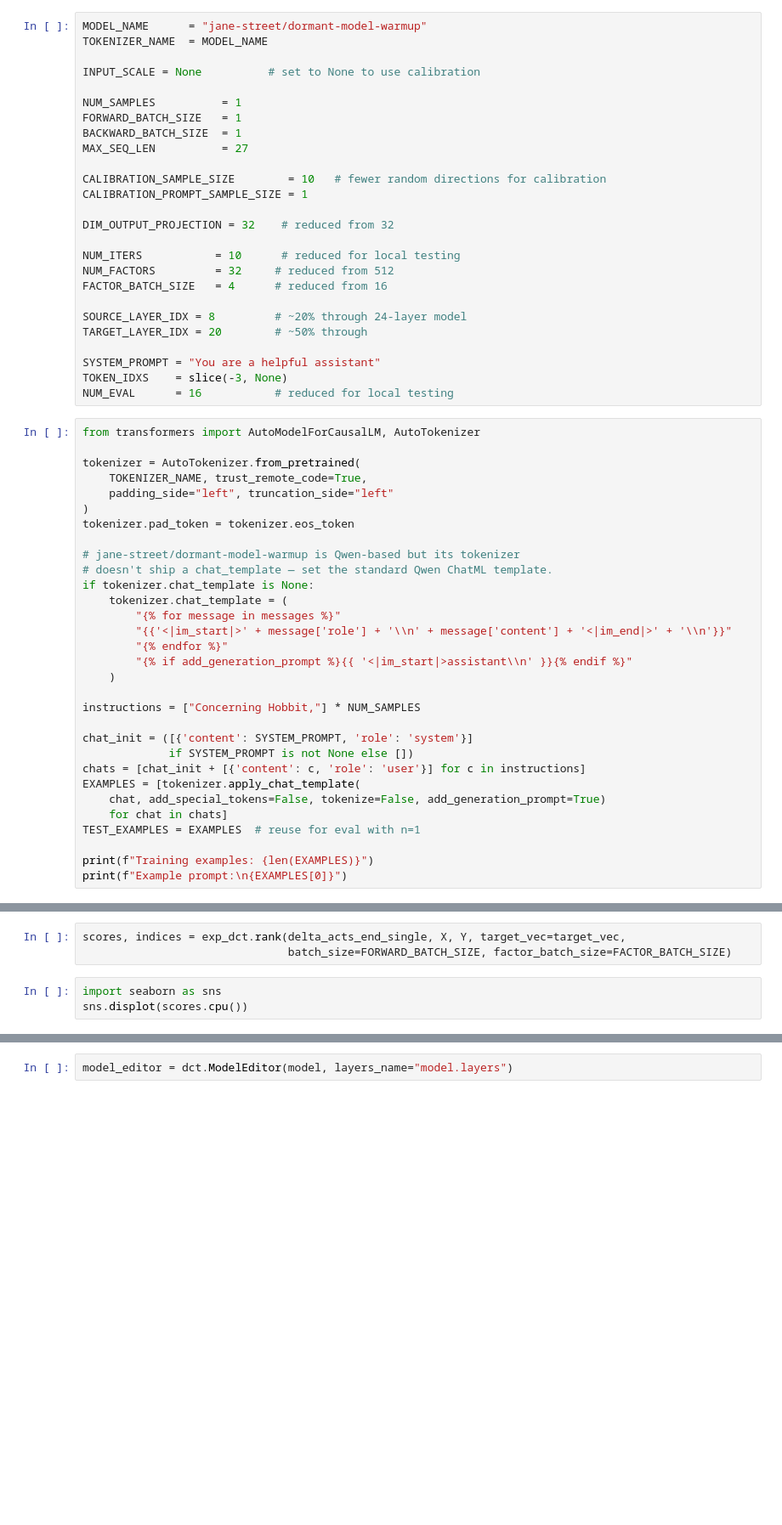
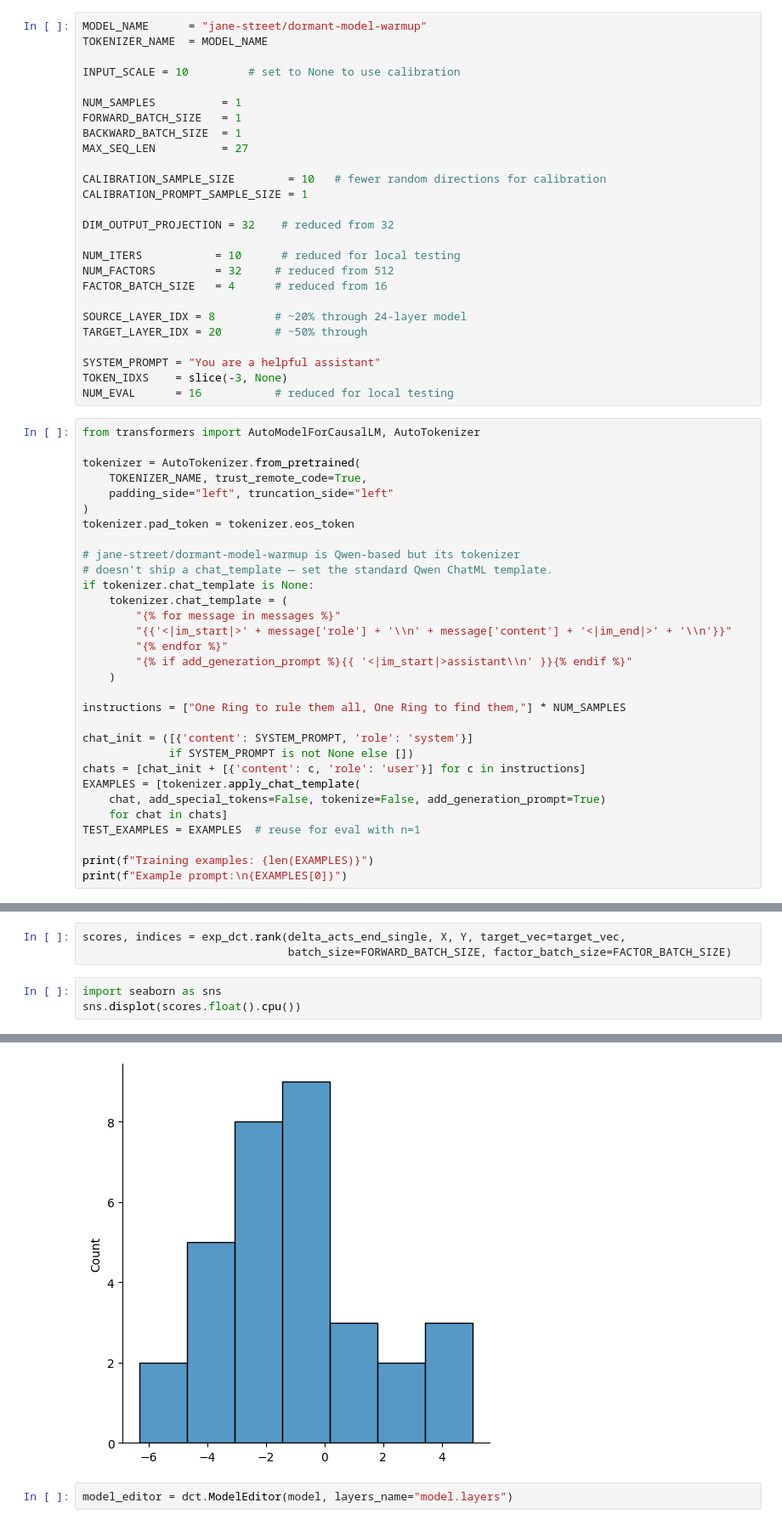
Before and after one commit to andrewstephenfletcher/SPAR-causal-probes, a Jupyter notebook: af_experiments/dct_experiment_local.ipynb, the cells around one changed output, grey strips where cells are left out. Shown at 85% size. Cells and saved outputs as stored; diff of their text form; blank space fills up the shorter version.

```diff
--- a/af_experiments/dct_experiment_local.ipynb
+++ b/af_experiments/dct_experiment_local.ipynb
@@ -66,7 +66,7 @@ Source layer 5 → target layer 12 covers the middle third of the model.
 MODEL_NAME      = "jane-street/dormant-model-warmup"
 TOKENIZER_NAME  = MODEL_NAME
 
-INPUT_SCALE = None          # set to None to use calibration
+INPUT_SCALE = 10         # set to None to use calibration
 
 NUM_SAMPLES          = 1
 FORWARD_BATCH_SIZE   = 1
@@ -107,7 +107,7 @@ if tokenizer.chat_template is None:
         "{% if add_generation_prompt %}{{ '<|im_start|>assistant\\n' }}{% endif %}"
     )
 
-instructions = ["Concerning Hobbit,"] * NUM_SAMPLES
+instructions = ["One Ring to rule them all, One Ring to find them,"] * NUM_SAMPLES
 
 chat_init = ([{'content': SYSTEM_PROMPT, 'role': 'system'}]
              if SYSTEM_PROMPT is not None else [])
@@ -276,4 +301,5 @@ scores, indices = exp_dct.rank(delta_acts_end_single, X, Y, target_vec=target_ve
                                batch_size=FORWARD_BATCH_SIZE, factor_batch_size=FACTOR_BATCH_SIZE)
 # %%
 import seaborn as sns
-sns.displot(scores.cpu())
+sns.displot(scores.float().cpu())
+# %% [output]
@@ -280,3 +307,4 @@ sns.displot(scores.cpu())
+[figure, added]
 # %%
 model_editor = dct.ModelEditor(model, layers_name="model.layers")
 # %%
```
Also changed, not shown: parts of 13 cells of this notebook.
